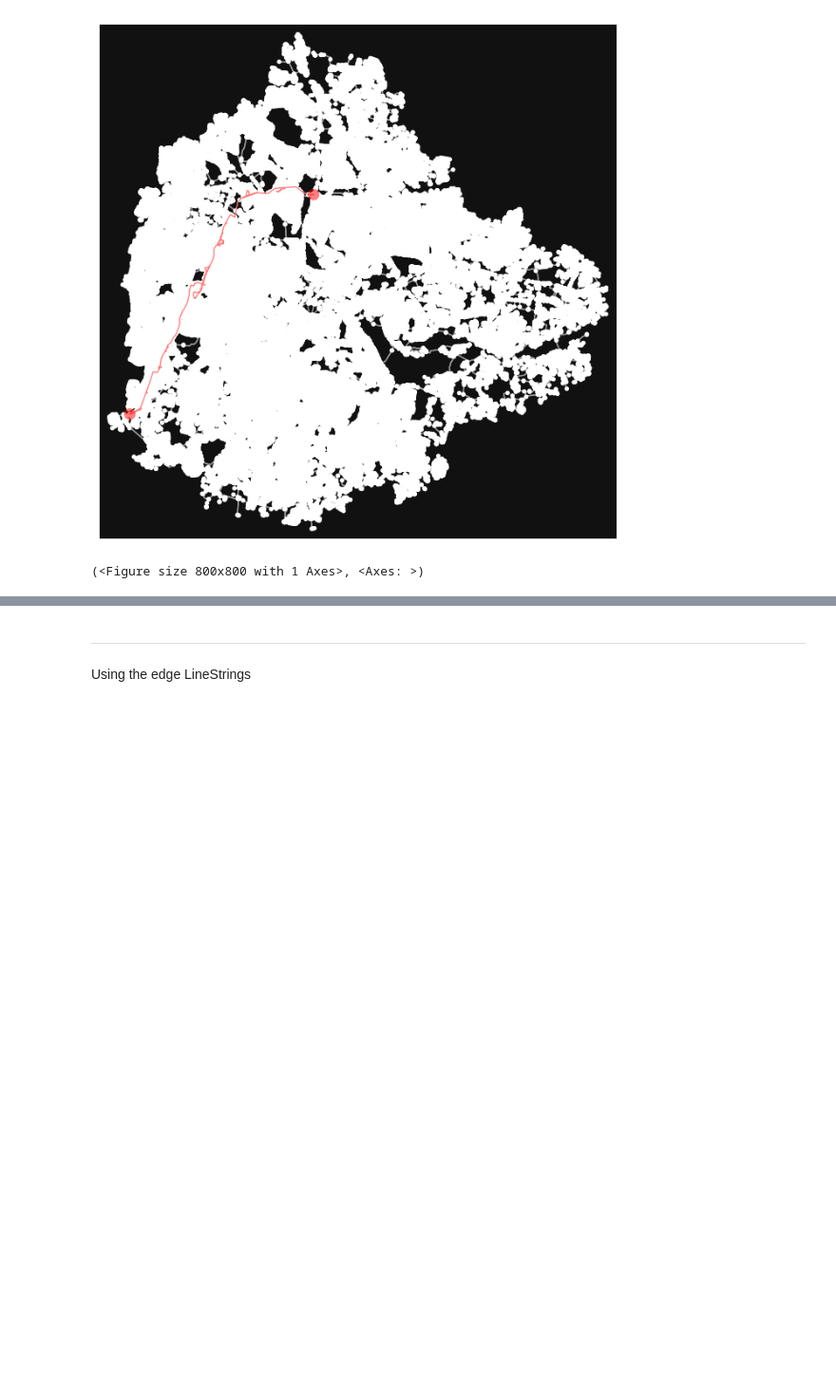
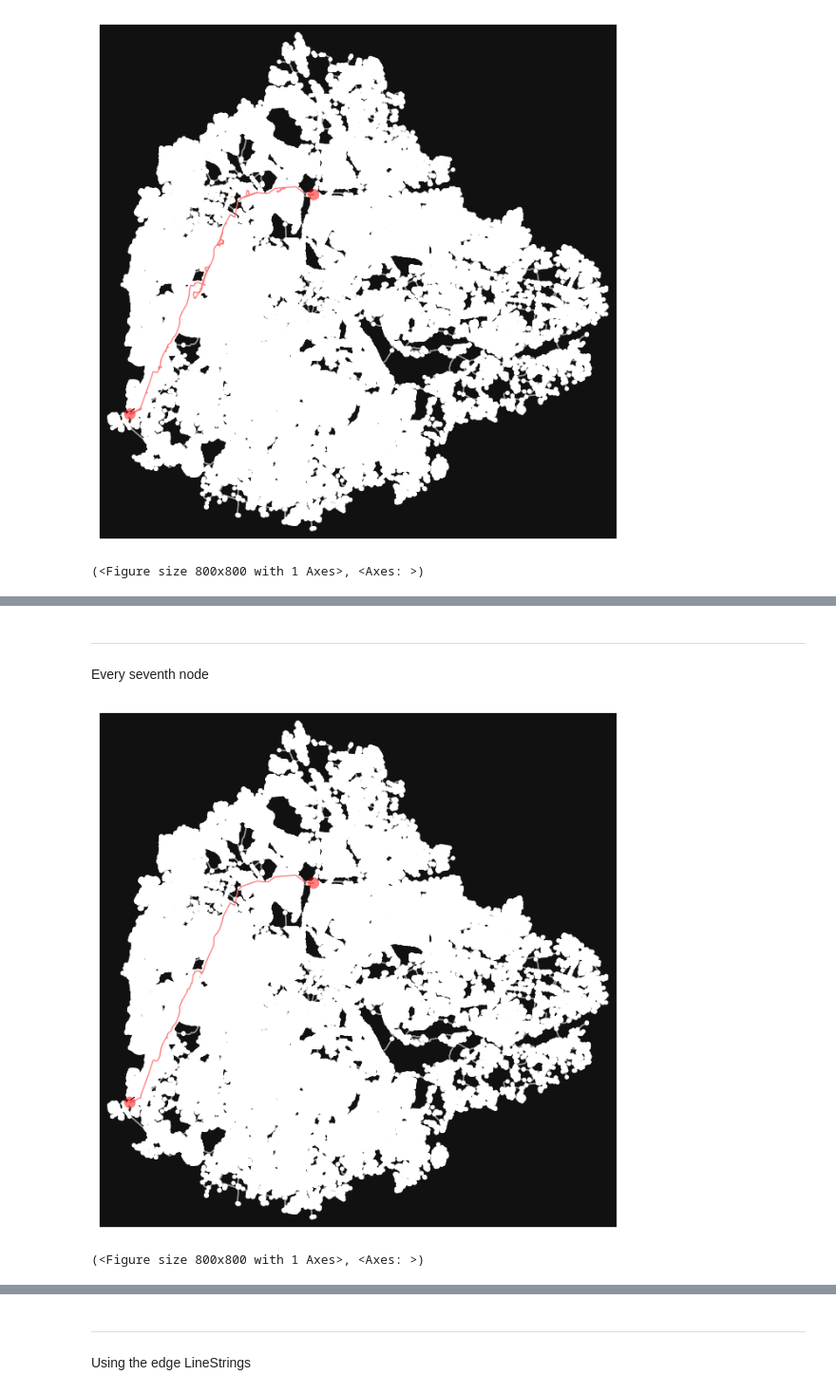
Before and after one commit to raghavcast/ETA-prediction, a Jupyter notebook: Traffic prediction.ipynb, the cells around one changed output, grey strips where cells are left out. Shown at 95% size. Saved outputs shown, nothing was run; the diff lists cells and outputs as text; code cells hidden in the pictures; blank space fills up the shorter version.

```diff
--- a/Traffic prediction.ipynb
+++ b/Traffic prediction.ipynb
@@ -740,0 +821,9 @@ ox.plot_graph_route(graph_bang, final_edges, route_linewidth=1)
+# %% [markdown]
+---
+
+Every seventh node
+# %%
+ox.plot_graph_route(graph_bang, final_edges, route_linewidth=1)
+# %% [output]
+[figure, added]
+(<Figure size 800x800 with 1 Axes>, <Axes: >)
```
Also changed, not shown: parts of 24 cells of this notebook.
